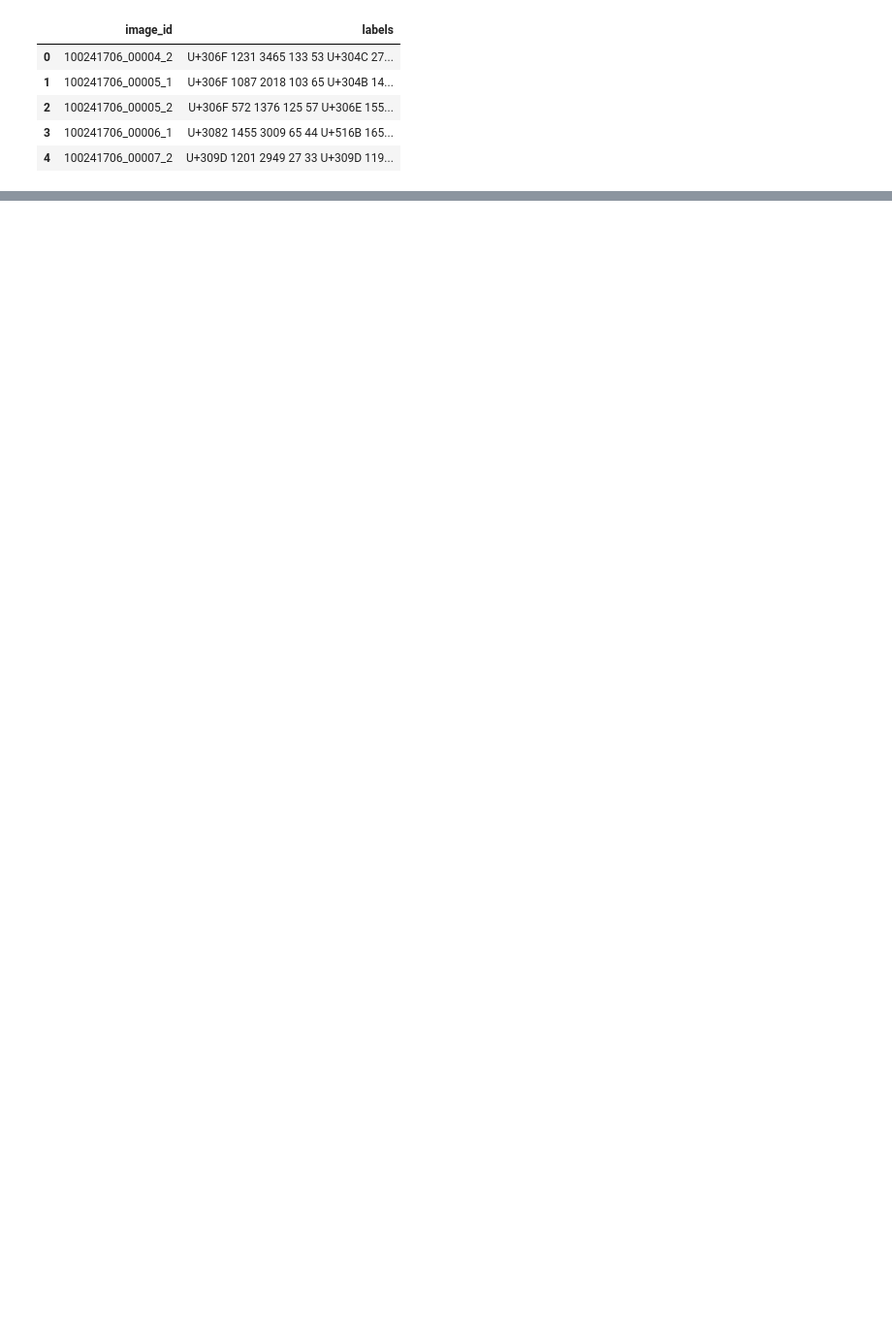
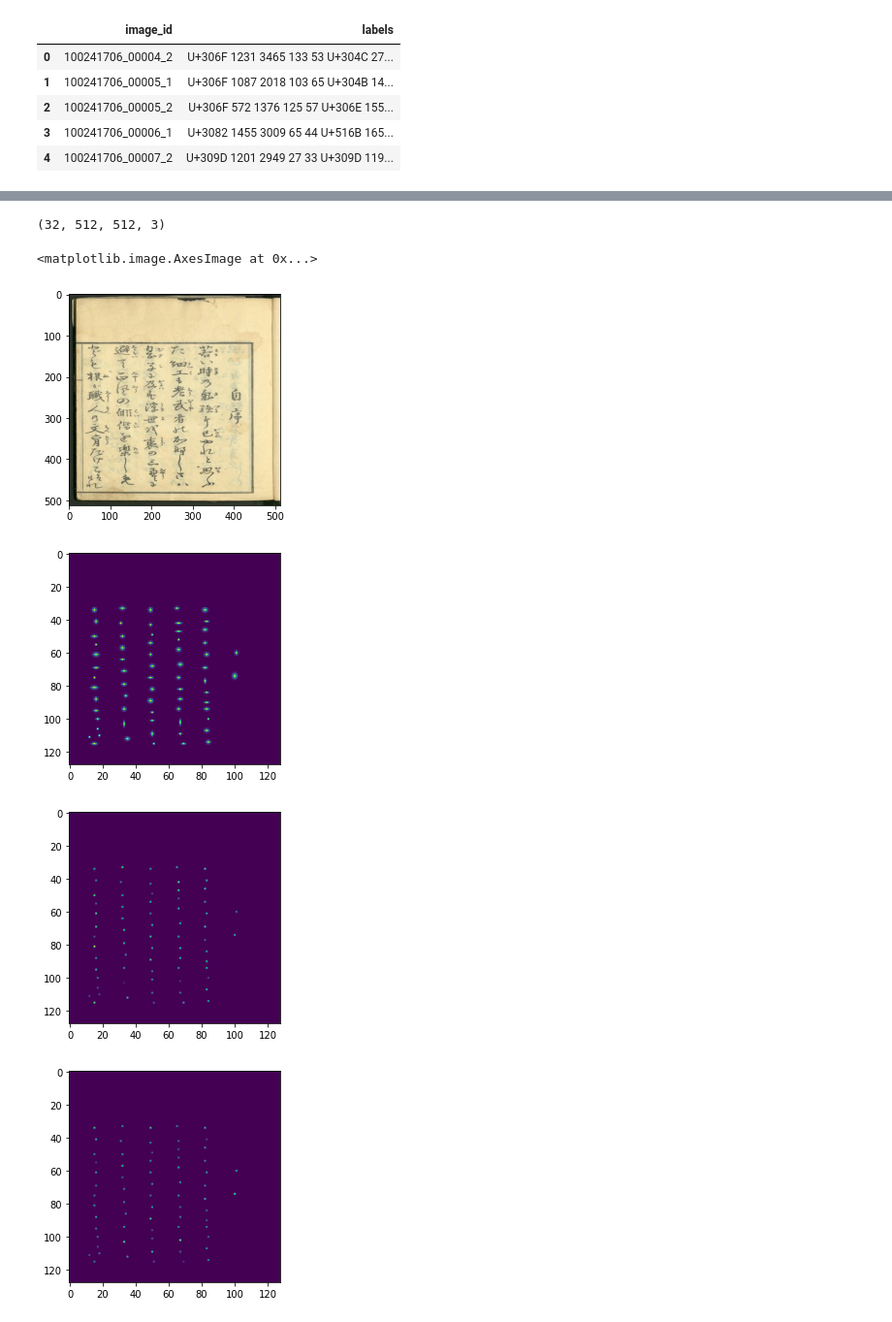
Before and after one commit to tiagoCuervo/JapaNet, a Jupyter notebook: notebooks/tf_dataset_identifier.ipynb, the cells around one changed output, grey strips where cells are left out. Shown: that part at 97% size. Cells and saved outputs as stored; diff of their text form; code cells hidden in the pictures; blank space fills up the shorter version.

```diff
--- a/notebooks/tf_dataset_identifier.ipynb
+++ b/notebooks/tf_dataset_identifier.ipynb
@@ -153,18 +17,0 @@ trainData = trainData
-# %%
-batchSize = 32
-numEpochs = 2
-
-trainData = trainData.shuffle(buffer_size=100)
-trainData = trainData.batch(batchSize, drop_remainder=True)
-trainData = trainData.prefetch(buffer_size=tf.data.experimental.AUTOTUNE)
-
-# ckpt = tf.train.Checkpoint(step=tf.Variable(0), iterator=trainData)
-# manager = tf.train.CheckpointManager(ckpt, 'train_ckpt', max_to_keep=3)
-
-for epoch in range(numEpochs):
-    t0 = time.time()
-    for batch in trainData:
-        print(f"shape: {batch.shape} ({time.time() - t0} seconds reading)")
-        t0 = time.time()
-    # savePath = manager.save()
-    print("End of epoch: ", epoch)
@@ -210,0 +182,18 @@ End of epoch:  1
+# %%
+data, label = validationData.as_numpy_iterator().next()
+print(data.shape)
+data[0].shape
+plt.imshow(data[0])
+plt.figure()
+plt.imshow(label[0][:, :, 0])
+plt.figure()
+plt.imshow(label[0][:, :, 1])
+plt.figure()
+plt.imshow(label[0][:, :, 2])
+# %% [output]
+(32, 512, 512, 3)
+<matplotlib.image.AxesImage at 0x...>
+[figure, added]
+[figure, added]
+[figure, added]
+[figure, added]
```
Also changed, not shown: parts of 23 cells of this notebook, 2 other files.
